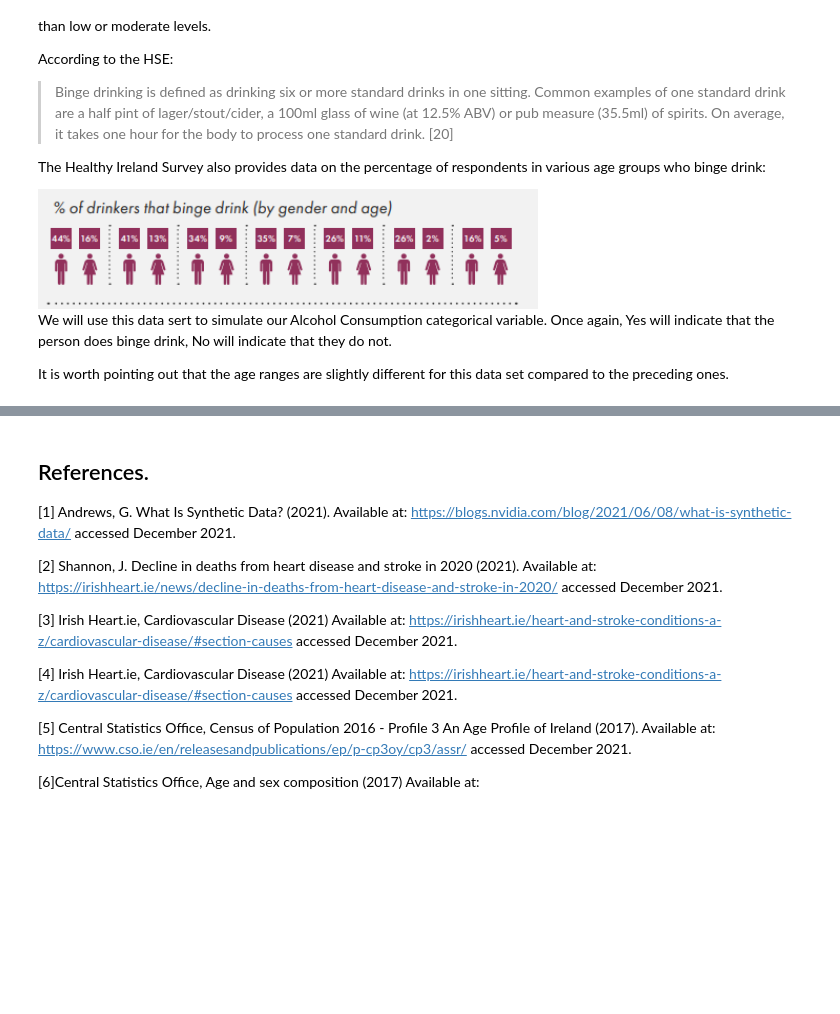
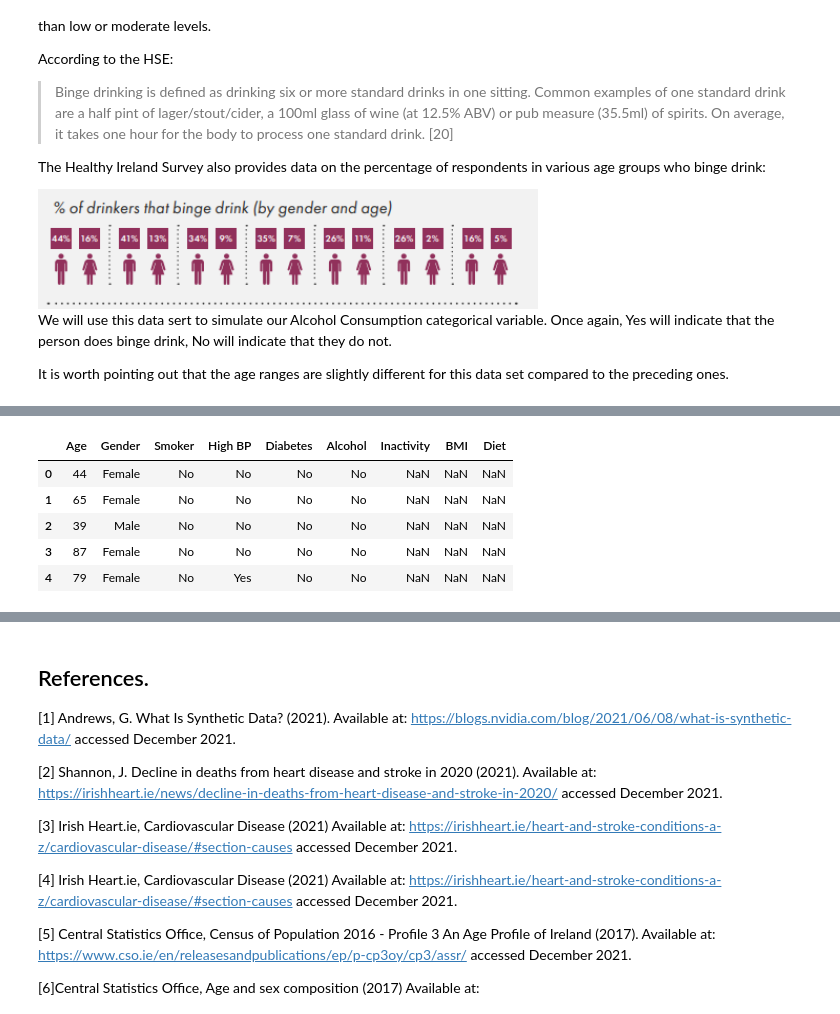
Before and after one commit to Sam-Tracey/PDA_Project_2021, a Jupyter notebook: PDA_Project.ipynb, the cells around one changed output, grey strips where cells are left out. Saved outputs shown, nothing was run; the diff lists cells and outputs as text; code cells hidden in the pictures; blank space fills up the shorter version.

```diff
--- a/PDA_Project.ipynb
+++ b/PDA_Project.ipynb
@@ -553,0 +554,9 @@ ax = sns.catplot(x='Gender', y='Percent', hue='Alcohol', kind='bar', data=alc_ge
+# %%
+df.head()
+# %% [output]
+|  | Age | Gender | Smoker | High BP | Diabetes | Alcohol | Inactivity | BMI | Diet |
+| 0 | 44 | Female | No | No | No | No | NaN | NaN | NaN |
+| 1 | 65 | Female | No | No | No | No | NaN | NaN | NaN |
+| 2 | 39 | Male | No | No | No | No | NaN | NaN | NaN |
+| 3 | 87 | Female | No | No | No | No | NaN | NaN | NaN |
+| 4 | 79 | Female | No | Yes | No | No | NaN | NaN | NaN |
```
Also changed, not shown: parts of 20 cells of this notebook, 1 other file.
